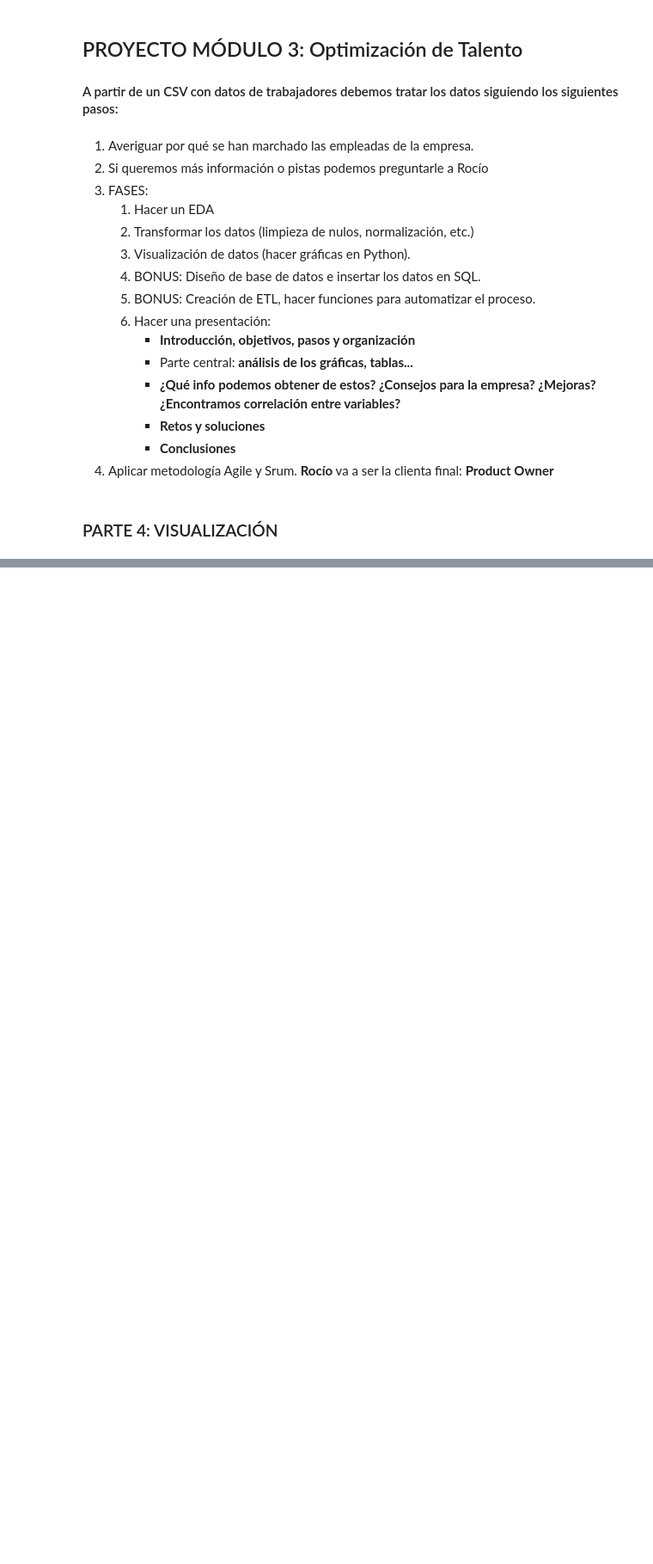
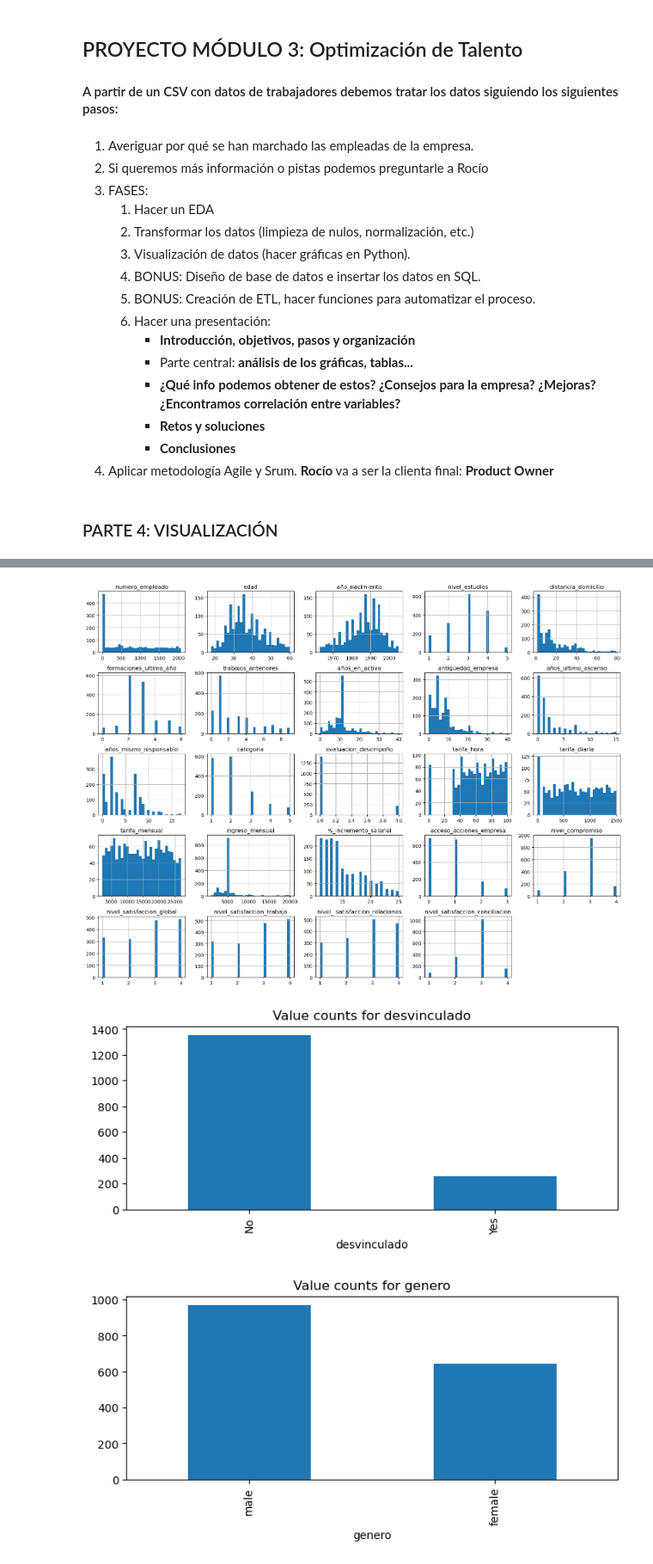
Before and after one commit to SilviaFarled/Modulo-3-Proyecto-Grupo4-Datahoot, a Jupyter notebook: PARTE-4_project-da-promo-52-modulo-3-team-4-VISUALIZACION.ipynb, the cells around one changed output, grey strips where cells are left out. Shown at 86% size. Drawn from its saved outputs; the diff is of its cells as text; code cells hidden in the pictures; blank space fills up the shorter version.

```diff
--- a/PARTE-4_project-da-promo-52-modulo-3-team-4-VISUALIZACION.ipynb
+++ b/PARTE-4_project-da-promo-52-modulo-3-team-4-VISUALIZACION.ipynb
@@ -43,0 +44,18 @@ df.sample(5)
+# %%
+# Histograms for numeric columns
+df.select_dtypes(include=[np.number]).hist(figsize=(16,12), bins=30)
+plt.tight_layout()
+plt.show()
+
+
+# Bar plots for categorical columns
+cat_cols = df.select_dtypes(include=['object']).columns
+for col in cat_cols:
+    plt.figure(figsize=(8,3))
+    df[col].value_counts(dropna=False).plot(kind='bar')
+    plt.title(f'Value counts for {col}')
+    plt.show()
+# %% [output]
+[figure, added]
+[figure, added]
+[figure, added]
```
Also changed, not shown: parts of 11 cells of this notebook.
